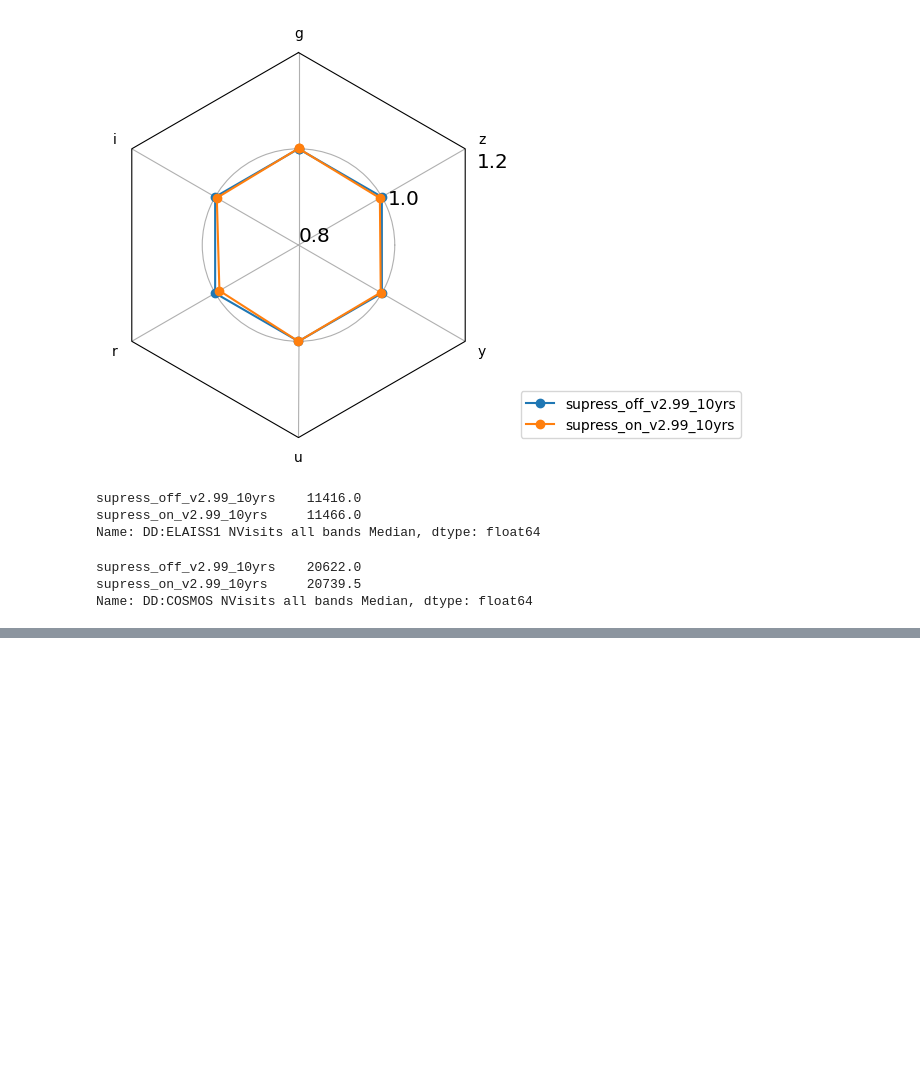
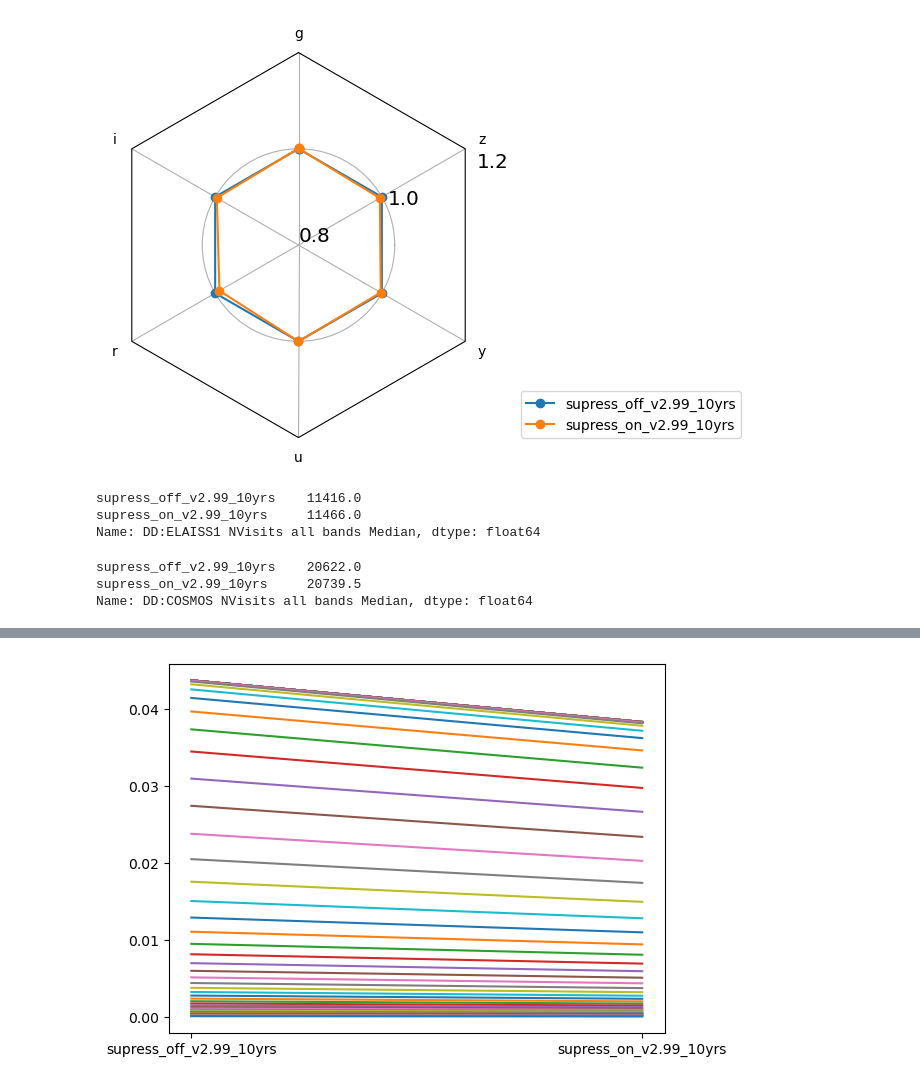
Before and after one commit to lsst-sims/-sims_featureScheduler_runs3.0, a Jupyter notebook: supress_check/quick_look.ipynb, the cells around one changed output, grey strips where cells are left out. Cells and saved outputs as stored; diff of their text form; code cells hidden in the pictures; blank space fills up the shorter version.

```diff
--- a/supress_check/quick_look.ipynb
+++ b/supress_check/quick_look.ipynb
@@ -136,0 +164,5 @@ Name: DD:COSMOS NVisits all bands Median, dtype: float64
+# %%
+ack = [col for col in data_loaded.columns if 'Discovery_N_Chances Vatira' in col
+ and '1 quad in 1 night detection loss' in col
+and 'CumulativeCompleteness H <= ' in col]
+data_loaded[ack]
@@ -136,0 +174,4 @@ Name: DD:COSMOS NVisits all bands Median, dtype: float64
+# %%
+_temp = plt.plot(data_loaded[ack])
+# %% [output]
+[figure, added]
```
Also changed, not shown: parts of 7 cells of this notebook, 2 other files.
